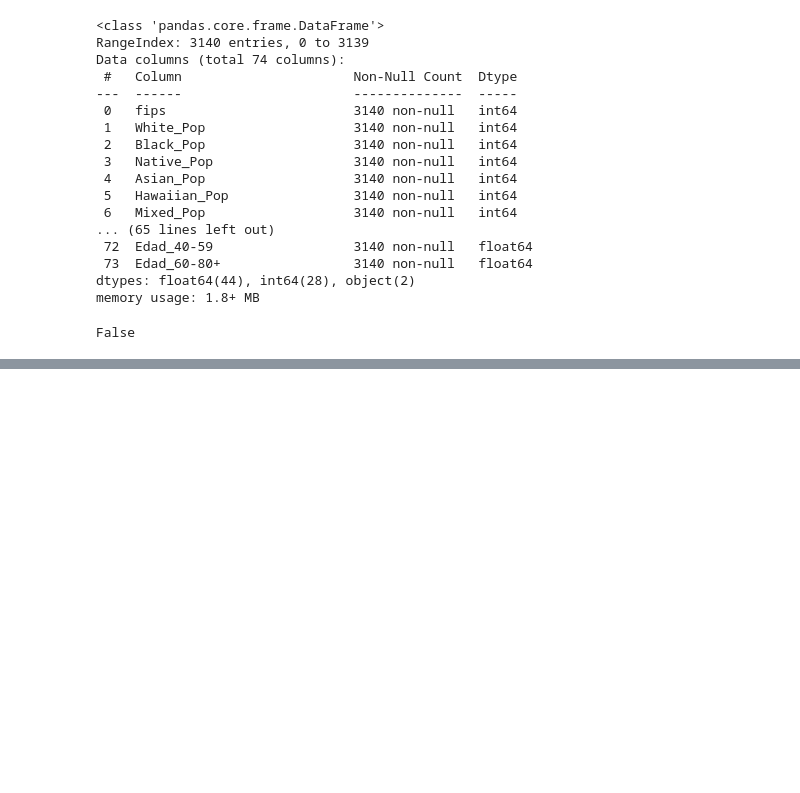
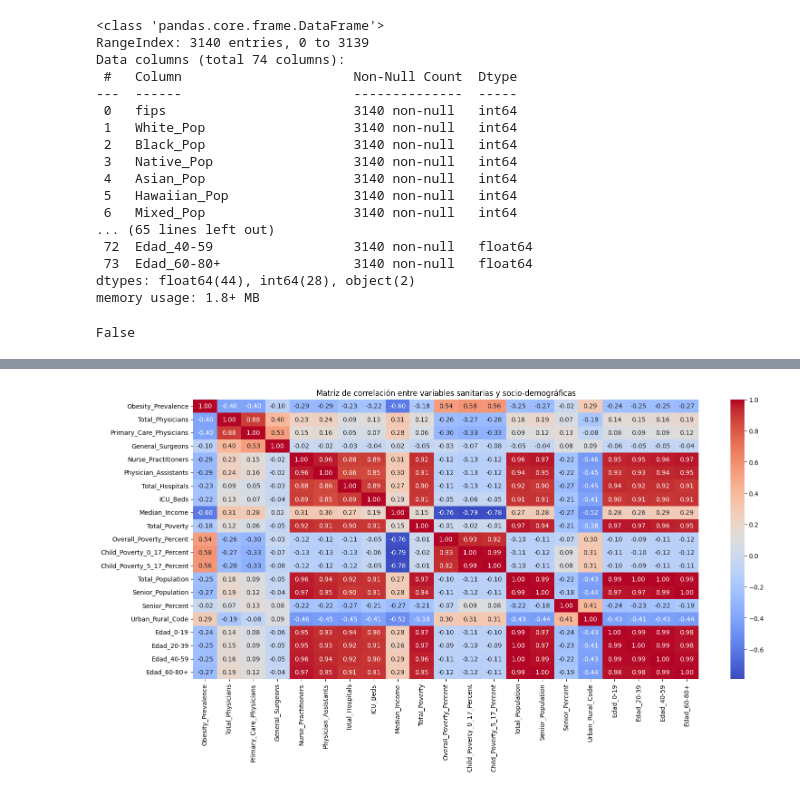
Before and after one commit to MariaDe96/Regularizados, a Jupyter notebook: src/explore.ipynb, the cells around one changed output, grey strips where cells are left out. Drawn from its saved outputs; the diff is of its cells as text; code cells hidden in the pictures; blank space fills up the shorter version.

```diff
--- a/src/explore.ipynb
+++ b/src/explore.ipynb
@@ -301,0 +436,9 @@ False
+# %%
+#ANALIZAR LA CORRELACION ENTRE VARIABLES SANITARIAS Y SOCIO-DEMOGRAFICAS
+# Matriz de correlación
+plt.figure(figsize=(18, 8))
+sns.heatmap(df_new.corr(), annot=True, cmap="coolwarm", fmt=".2f")
+plt.title("Matriz de correlación entre variables sanitarias y socio-demográficas")
+plt.show()
+# %% [output]
+[figure, added]
```
Also changed, not shown: parts of 17 cells of this notebook, 1 other file.
